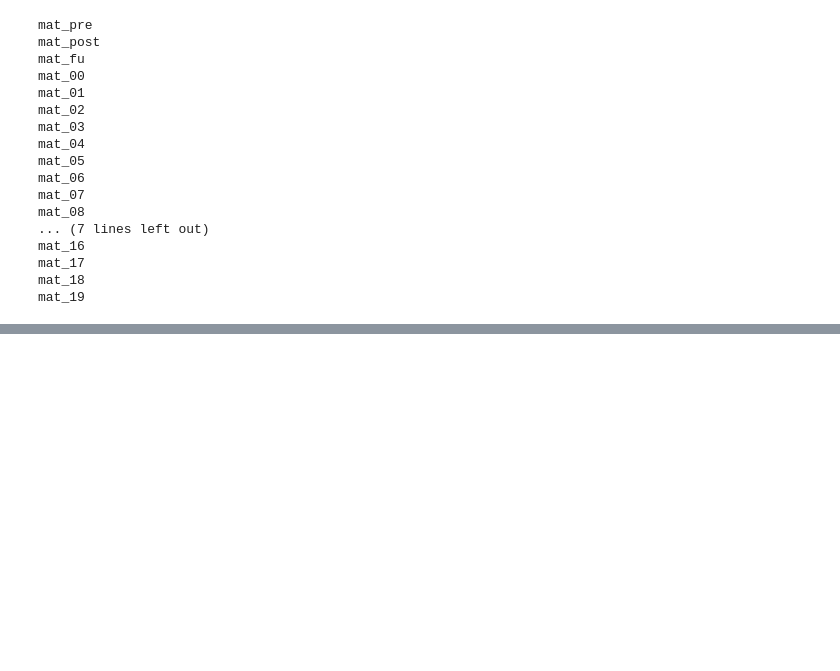
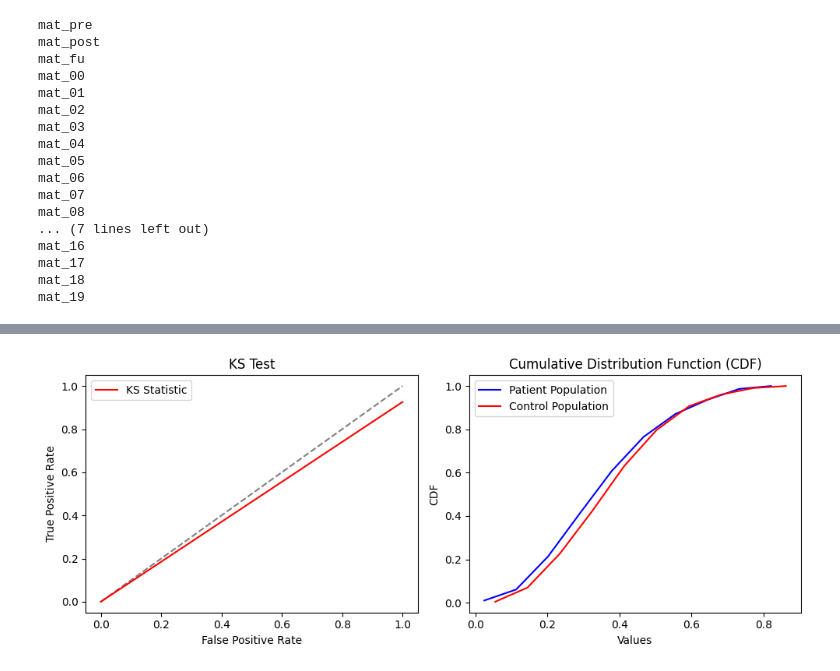
Before and after one commit to AbAstris/Sandbox, a Jupyter notebook: PF002.ipynb, the cells around one changed output, grey strips where cells are left out. Saved outputs shown, nothing was run; the diff lists cells and outputs as text; code cells hidden in the pictures; blank space fills up the shorter version.

```diff
--- a/PF002.ipynb
+++ b/PF002.ipynb
@@ -140,0 +424,82 @@ ValueError: setting an array element with a sequence. The requested array has an
+# %%
+# KS Test
+
+patient_set = [0,1,2,3,3,3,3,3,3,3,3,3,3,3,3,3,3,3,3,3,3,3,3]
+patient_colours = ['purple','#029386','#FAC205','grey','grey','grey','grey','grey','grey','grey','grey','grey','grey',
+                  'grey','grey','grey','grey','grey','grey','grey','grey','grey','grey']
+
+def ks_test_plot():
+
+    frame_patient = []
+    frame_control = []
+
+    for index, image in enumerate(DTI_value):
+        is_patient = patient_set[index]
+        colours = patient_colours[index]
+        if patient_set[index] == 0 or patient_set[index] == 1 or patient_set[index] == 2:
+            if patient_set[index] == 0:
+                for v in image:
+                    inner = [v, volumes_value[index], is_patient, colours]
+                    frame_patient.append(inner)
+        else:
+            for v in image:
+                inner = [v, volumes_value[index], is_patient, colours]
+                frame_control.append(inner)
+
+
+    patient_df = pd.DataFrame(frame_patient, columns=['FA', 'Ventricle Volume', 'Patient', 'Colours'])
+
+    control_df = pd.DataFrame(frame_control, columns=['FA', 'Ventricle Volume', 'Patient', 'Colours'])
+
+    print(patient_df.size)
+    print(control_df.size)
+
+    patient_population = patient_df['FA'].values
+    control_population = control_df['FA'].values
+
+    # Normalize populations
+    #normalized_population_patient = (patient_population - np.mean(patient_population)) / np.std(patient_population)
+    #normalized_population_control = (control_population - np.mean(control_population)) / np.std(control_population)
+
+
+    # Perform KS test
+    ks_statistic, p_value = stats.ks_2samp(patient_population, control_population)
+
+    values_1, base_1 = np.histogram(patient_population, bins=10)
+    cumulative_frequencies_1 = np.cumsum(values_1)
+
+    values_2, base_2 = np.histogram(control_population, bins=10)
+    cumulative_frequencies_2 = np.cumsum(values_2)
+
+    # Normalize cumulative frequencies to obtain CDF for each population
+    cdf_1 = cumulative_frequencies_1 / float(np.sum(values_1))
+    cdf_2 = cumulative_frequencies_2 / float(np.sum(values_2))
+
+    fig, (ax1, ax2) = plt.subplots(1, 2, figsize=(10, 4))
+
+    # Plot the KS test results
+    ax1.plot([0, 1], [0, 1], linestyle='--', color='gray')  # Diagonal line for reference
+    ax1.plot([0, 1], [0, 1 - ks_statistic], color='red', label='KS Statistic')
+    ax1.set_xlabel('False Positive Rate')
+    ax1.set_ylabel('True Positive Rate')
+    ax1.set_title('KS Test')
+
+    # Plot the CDFs for both populations
+    ax2.plot(base_1[:-1], cdf_1, color='blue', label='Patient Population')
+    ax2.plot(base_2[:-1], cdf_2, color='red', label='Control Population')
+    ax2.set_xlabel('Values')
+    ax2.set_ylabel('CDF')
+    ax2.set_title('Cumulative Distribution Function (CDF)')
+
+    # Add legends
+    ax1.legend()
+    ax2.legend()
+
+    # Adjust spacing between subplots
+    plt.tight_layout()
+
+    print(f"KS Statistic: {float(ks_statistic)}")
+    print(f"P-value: {float(p_value)}")
+
+ks_test_plot()
+# %% [output]
@@ -140,0 +510 @@ ValueError: setting an array element with a sequence. The requested array has an
+[figure, added]
```
Also changed, not shown: parts of 35 cells of this notebook.
